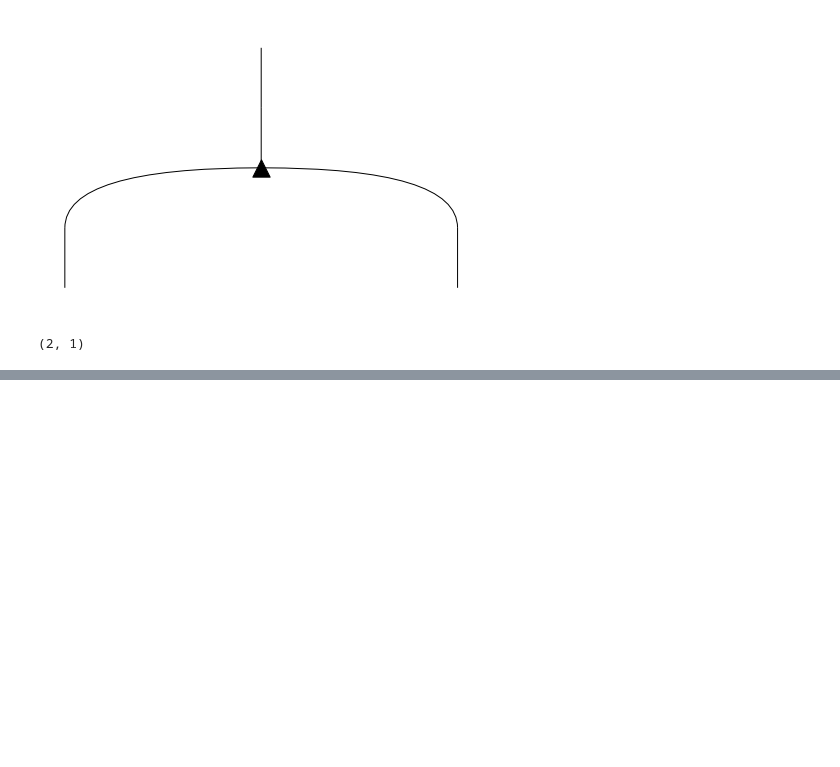
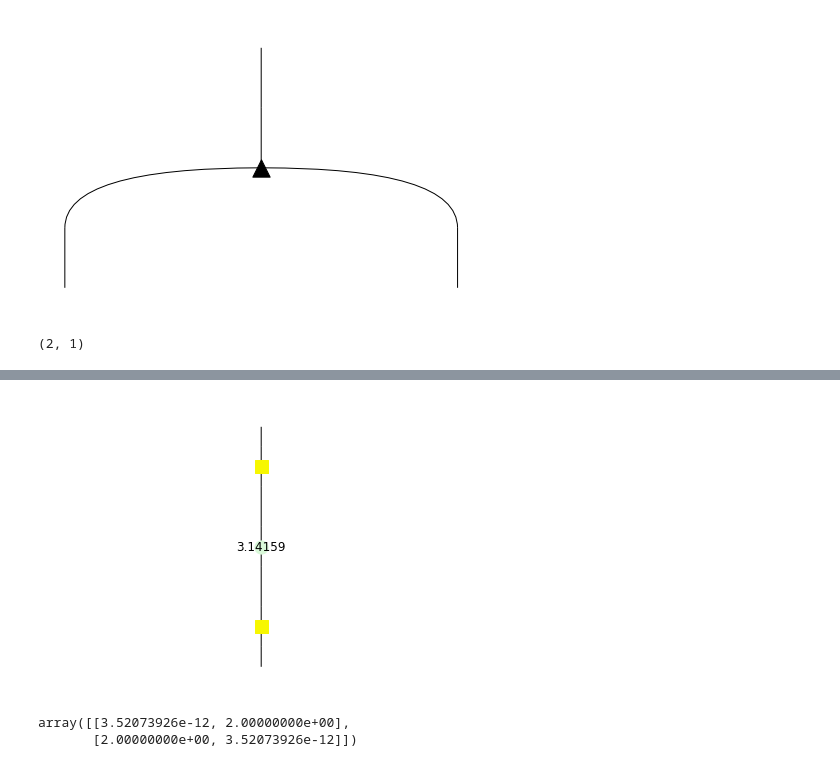
Before and after one commit to edwinagnew/zxw-diagrams, a Jupyter notebook: calcs.ipynb, the cells around one changed output, grey strips where cells are left out. Drawn from its saved outputs; the diff is of its cells as text; code cells hidden in the pictures; blank space fills up the shorter version.

```diff
--- a/calcs.ipynb
+++ b/calcs.ipynb
@@ -45,0 +73,8 @@ array([[1., 0., 0., 0.],
+# %%
+a = H >> Z(1, 1, 3.14159) >> H
+a.draw()
+eval(a).astype(float)
+# %% [output]
+[figure, added]
+array([[3.52073926e-12, 2.00000000e+00],
+       [2.00000000e+00, 3.52073926e-12]])
```
Also changed, not shown: parts of 14 cells of this notebook, 3 other files.
